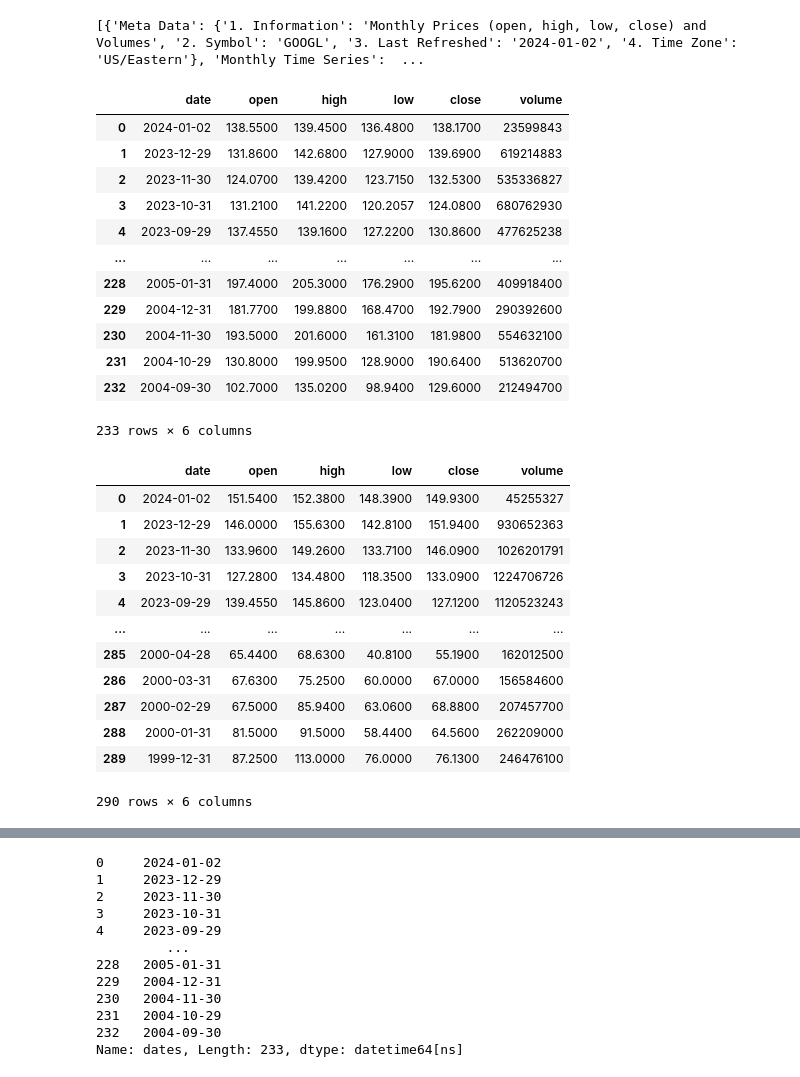
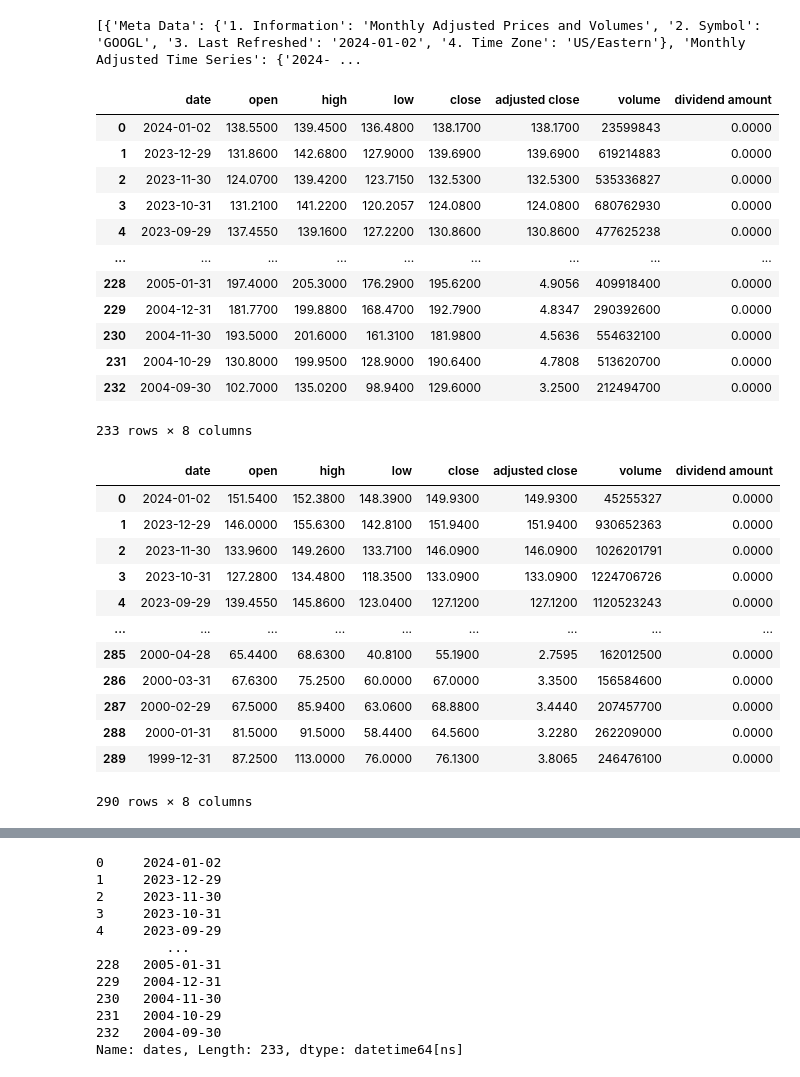
Before and after one commit to emmarush24/Data-Project-3, a Jupyter notebook: Data-Project-3.ipynb, the cells around one changed output, grey strips where cells are left out. Saved outputs shown, nothing was run; the diff lists cells and outputs as text; code cells hidden in the pictures.

```diff
--- a/Data-Project-3.ipynb
+++ b/Data-Project-3.ipynb
@@ -7,7 +9,8 @@ import matplotlib.pyplot as plt
 # %%
-apikey = "EV1DTA3FP15KJHP6"
+#apikey = "EV1DTA3FP15KJHP6"
+apikey = "8Q3LZ73C8CFKKH1Q"
 stocks = ['GOOGL', 'AMZN', 'AAPL', 'META', 'MSFT', 'SNAP']
-url = 'https://www.alphavantage.co/query?function=TIME_SERIES_MONTHLY&interval=5min&apikey=' + 'apikey' + '&symbol='
+url = 'https://www.alphavantage.co/query?function=TIME_SERIES_MONTHLY_ADJUSTED&interval=5min&apikey=' + 'apikey' + '&symbol='
 data = []
 
 for stock in stocks:
@@ -16,54 +19,58 @@ for stock in stocks:
 
 print(data)
 # %% [output]
-[{'Meta Data': {'1. Information': 'Monthly Prices (open, high, low, close) and Volumes', '2. Symbol': 'GOOGL', '3. Last Refreshed': '2024-01-02', '4. Time Zone': 'US/Eastern'}, 'Monthly Time Series':  ...
+[{'Meta Data': {'1. Information': 'Monthly Adjusted Prices and Volumes', '2. Symbol': 'GOOGL', '3. Last Refreshed': '2024-01-02', '4. Time Zone': 'US/Eastern'}, 'Monthly Adjusted Time Series': {'2024- ...
 # %%
 # .T transposes the data -- reversing the rows and columns
-google = pd.DataFrame(data[0]['Monthly Time Series']).T
+google = pd.DataFrame(data[0]['Monthly Adjusted Time Series']).T
 google = google.reset_index()
 google = google.rename(columns = {'index': 'date',
                                  '1. open': 'open',
                                  '2. high': 'high',
                                  '3. low': 'low',
                                  '4. close': 'close',
-                                 '5. volume': 'volume'})
+                                '5. adjusted close': 'adjusted close',
+                                 '6. volume': 'volume',
+                                 '7. dividend amount': 'dividend amount'})
 google
 # %% [output]
-|  | date | open | high | low | close | volume |
-| 0 | 2024-01-02 | 138.5500 | 139.4500 | 136.4800 | 138.1700 | 23599843 |
-| 1 | 2023-12-29 | 131.8600 | 142.6800 | 127.9000 | 139.6900 | 619214883 |
-| 2 | 2023-11-30 | 124.0700 | 139.4200 | 123.7150 | 132.5300 | 535336827 |
-| 3 | 2023-10-31 | 131.2100 | 141.2200 | 120.2057 | 124.0800 | 680762930 |
-| 4 | 2023-09-29 | 137.4550 | 139.1600 | 127.2200 | 130.8600 | 477625238 |
-| ... | ... | ... | ... | ... | ... | ... |
-| 228 | 2005-01-31 | 197.4000 | 205.3000 | 176.2900 | 195.6200 | 409918400 |
-| 229 | 2004-12-31 | 181.7700 | 199.8800 | 168.4700 | 192.7900 | 290392600 |
-| 230 | 2004-11-30 | 193.5000 | 201.6000 | 161.3100 | 181.9800 | 554632100 |
-| 231 | 2004-10-29 | 130.8000 | 199.9500 | 128.9000 | 190.6400 | 513620700 |
-| 232 | 2004-09-30 | 102.7000 | 135.0200 | 98.9400 | 129.6000 | 212494700 |
+|  | date | open | high | low | close | adjusted close | volume | dividend amount |
+| 0 | 2024-01-02 | 138.5500 | 139.4500 | 136.4800 | 138.1700 | 138.1700 | 23599843 | 0.0000 |
+| 1 | 2023-12-29 | 131.8600 | 142.6800 | 127.9000 | 139.6900 | 139.6900 | 619214883 | 0.0000 |
+| 2 | 2023-11-30 | 124.0700 | 139.4200 | 123.7150 | 132.5300 | 132.5300 | 535336827 | 0.0000 |
+| 3 | 2023-10-31 | 131.2100 | 141.2200 | 120.2057 | 124.0800 | 124.0800 | 680762930 | 0.0000 |
+| 4 | 2023-09-29 | 137.4550 | 139.1600 | 127.2200 | 130.8600 | 130.8600 | 477625238 | 0.0000 |
+| ... | ... | ... | ... | ... | ... | ... | ... | ... |
+| 228 | 2005-01-31 | 197.4000 | 205.3000 | 176.2900 | 195.6200 | 4.9056 | 409918400 | 0.0000 |
+| 229 | 2004-12-31 | 181.7700 | 199.8800 | 168.4700 | 192.7900 | 4.8347 | 290392600 | 0.0000 |
+| 230 | 2004-11-30 | 193.5000 | 201.6000 | 161.3100 | 181.9800 | 4.5636 | 554632100 | 0.0000 |
+| 231 | 2004-10-29 | 130.8000 | 199.9500 | 128.9000 | 190.6400 | 4.7808 | 513620700 | 0.0000 |
+| 232 | 2004-09-30 | 102.7000 | 135.0200 | 98.9400 | 129.6000 | 3.2500 | 212494700 | 0.0000 |
-233 rows × 6 columns
+233 rows × 8 columns
 # %%
-amazon = pd.DataFrame(data[1]['Monthly Time Series']).T
+amazon = pd.DataFrame(data[1]['Monthly Adjusted Time Series']).T
 amazon = amazon.reset_index()
 amazon = amazon.rename(columns = {'index': 'date',
                                  '1. open': 'open',
                                  '2. high': 'high',
                                  '3. low': 'low',
                                  '4. close': 'close',
-                                 '5. volume': 'volume'})
+                                '5. adjusted close': 'adjusted close',
+                                 '6. volume': 'volume',
+                                 '7. dividend amount': 'dividend amount'})
 amazon
 # %% [output]
-|  | date | open | high | low | close | volume |
-| 0 | 2024-01-02 | 151.5400 | 152.3800 | 148.3900 | 149.9300 | 45255327 |
-| 1 | 2023-12-29 | 146.0000 | 155.6300 | 142.8100 | 151.9400 | 930652363 |
-| 2 | 2023-11-30 | 133.9600 | 149.2600 | 133.7100 | 146.0900 | 1026201791 |
-| 3 | 2023-10-31 | 127.2800 | 134.4800 | 118.3500 | 133.0900 | 1224706726 |
-| 4 | 2023-09-29 | 139.4550 | 145.8600 | 123.0400 | 127.1200 | 1120523243 |
-| ... | ... | ... | ... | ... | ... | ... |
-| 285 | 2000-04-28 | 65.4400 | 68.6300 | 40.8100 | 55.1900 | 162012500 |
-| 286 | 2000-03-31 | 67.6300 | 75.2500 | 60.0000 | 67.0000 | 156584600 |
-| 287 | 2000-02-29 | 67.5000 | 85.9400 | 63.0600 | 68.8800 | 207457700 |
-| 288 | 2000-01-31 | 81.5000 | 91.5000 | 58.4400 | 64.5600 | 262209000 |
-| 289 | 1999-12-31 | 87.2500 | 113.0000 | 76.0000 | 76.1300 | 246476100 |
+|  | date | open | high | low | close | adjusted close | volume | dividend amount |
+| 0 | 2024-01-02 | 151.5400 | 152.3800 | 148.3900 | 149.9300 | 149.9300 | 45255327 | 0.0000 |
+| 1 | 2023-12-29 | 146.0000 | 155.6300 | 142.8100 | 151.9400 | 151.9400 | 930652363 | 0.0000 |
+| 2 | 2023-11-30 | 133.9600 | 149.2600 | 133.7100 | 146.0900 | 146.0900 | 1026201791 | 0.0000 |
+| 3 | 2023-10-31 | 127.2800 | 134.4800 | 118.3500 | 133.0900 | 133.0900 | 1224706726 | 0.0000 |
+| 4 | 2023-09-29 | 139.4550 | 145.8600 | 123.0400 | 127.1200 | 127.1200 | 1120523243 | 0.0000 |
+| ... | ... | ... | ... | ... | ... | ... | ... | ... |
+| 285 | 2000-04-28 | 65.4400 | 68.6300 | 40.8100 | 55.1900 | 2.7595 | 162012500 | 0.0000 |
+| 286 | 2000-03-31 | 67.6300 | 75.2500 | 60.0000 | 67.0000 | 3.3500 | 156584600 | 0.0000 |
+| 287 | 2000-02-29 | 67.5000 | 85.9400 | 63.0600 | 68.8800 | 3.4440 | 207457700 | 0.0000 |
+| 288 | 2000-01-31 | 81.5000 | 91.5000 | 58.4400 | 64.5600 | 3.2280 | 262209000 | 0.0000 |
+| 289 | 1999-12-31 | 87.2500 | 113.0000 | 76.0000 | 76.1300 | 3.8065 | 246476100 | 0.0000 |
-290 rows × 6 columns
+290 rows × 8 columns
 # %%
```
Also changed, not shown: parts of 28 cells of this notebook.
